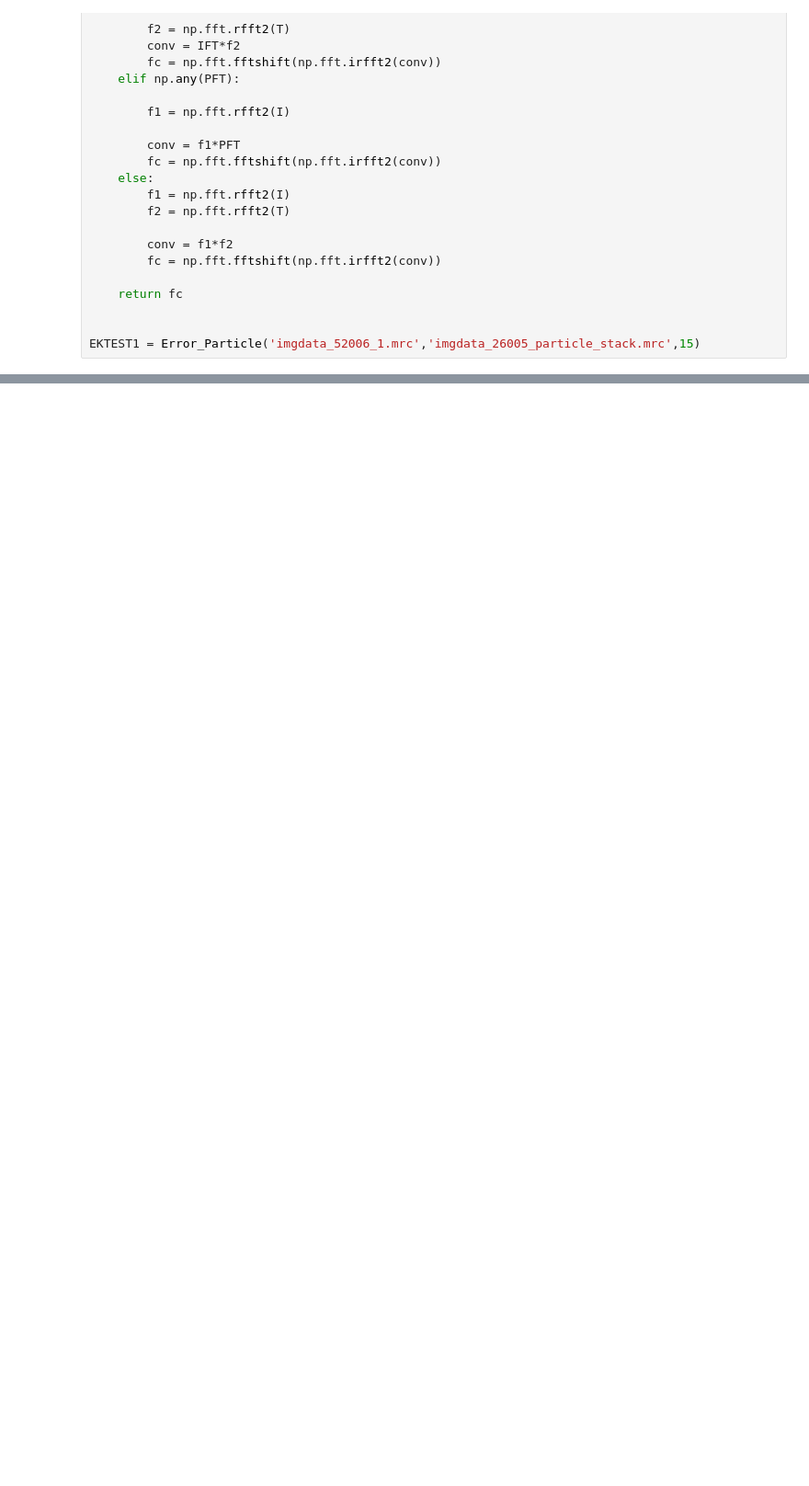
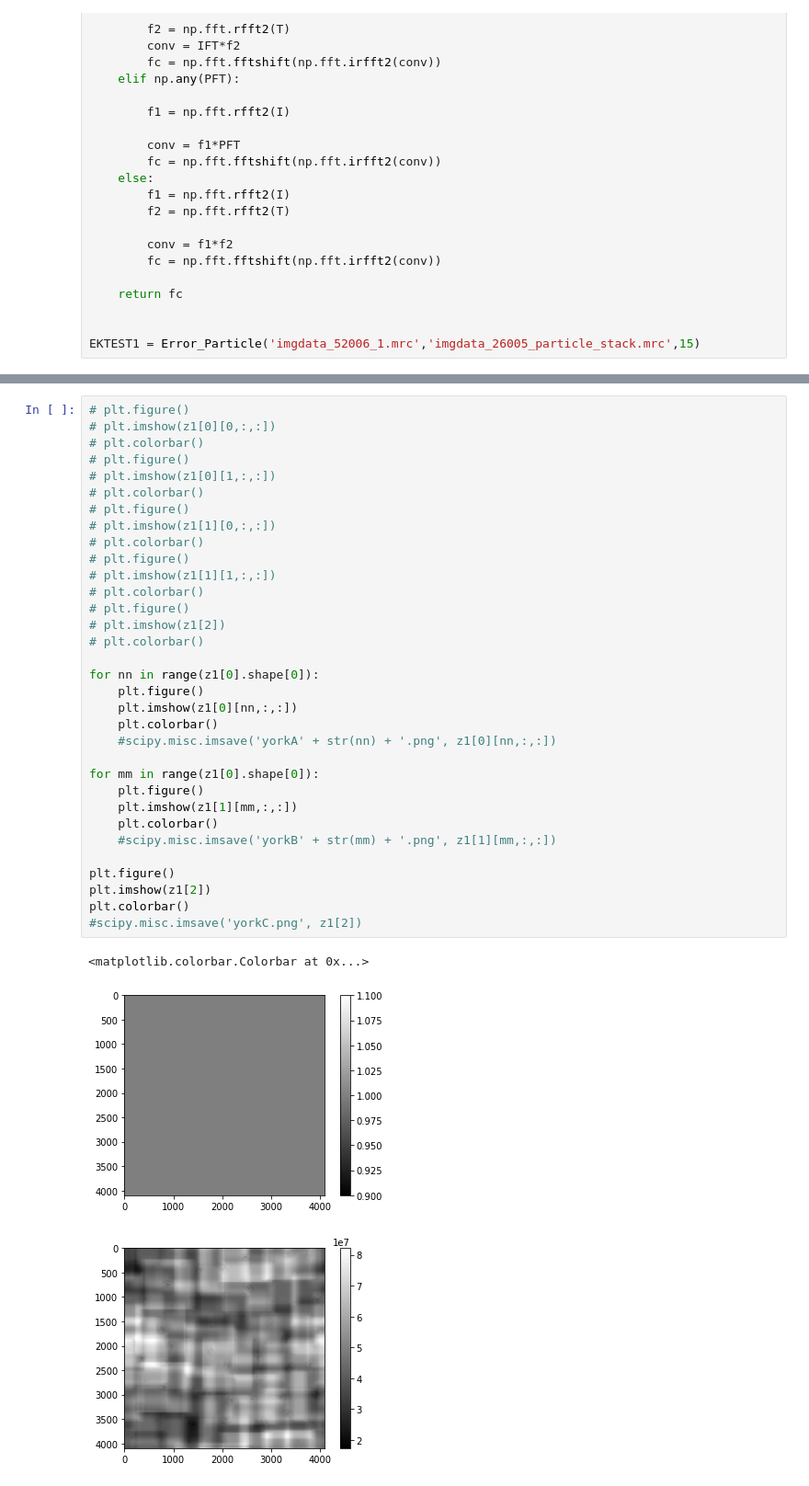
Before and after one commit to ngasner/cryo, a Jupyter notebook: Multiple Configurations.ipynb, the cells around one changed output, grey strips where cells are left out. Shown: that part at 92% size. Drawn from its saved outputs; the diff is of its cells as text; blank space fills up the shorter version.

```diff
--- a/Multiple Configurations.ipynb
+++ b/Multiple Configurations.ipynb
@@ -447,0 +872,37 @@ for n in range(a):
+# %%
+# plt.figure()
+# plt.imshow(z1[0][0,:,:])
+# plt.colorbar()
+# plt.figure()
+# plt.imshow(z1[0][1,:,:])
+# plt.colorbar()
+# plt.figure()
+# plt.imshow(z1[1][0,:,:])
+# plt.colorbar()
+# plt.figure()
+# plt.imshow(z1[1][1,:,:])
+# plt.colorbar()
+# plt.figure()
+# plt.imshow(z1[2])
+# plt.colorbar()
+
+for nn in range(z1[0].shape[0]):
+    plt.figure()
+    plt.imshow(z1[0][nn,:,:])
+    plt.colorbar()
+    #scipy.misc.imsave('yorkA' + str(nn) + '.png', z1[0][nn,:,:])
+
+for mm in range(z1[0].shape[0]):
+    plt.figure()
+    plt.imshow(z1[1][mm,:,:])
+    plt.colorbar()
+    #scipy.misc.imsave('yorkB' + str(mm) + '.png', z1[1][mm,:,:])
+
+plt.figure()
+plt.imshow(z1[2])
+plt.colorbar()
+#scipy.misc.imsave('yorkC.png', z1[2])
+# %% [output]
+<matplotlib.colorbar.Colorbar at 0x...>
+[figure, added]
+[figure, added]
```
Also changed, not shown: parts of 12 cells of this notebook.
